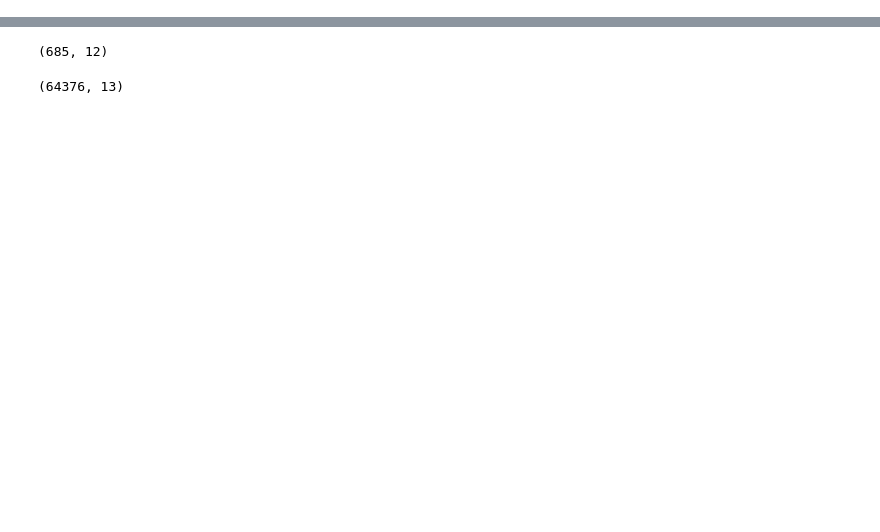
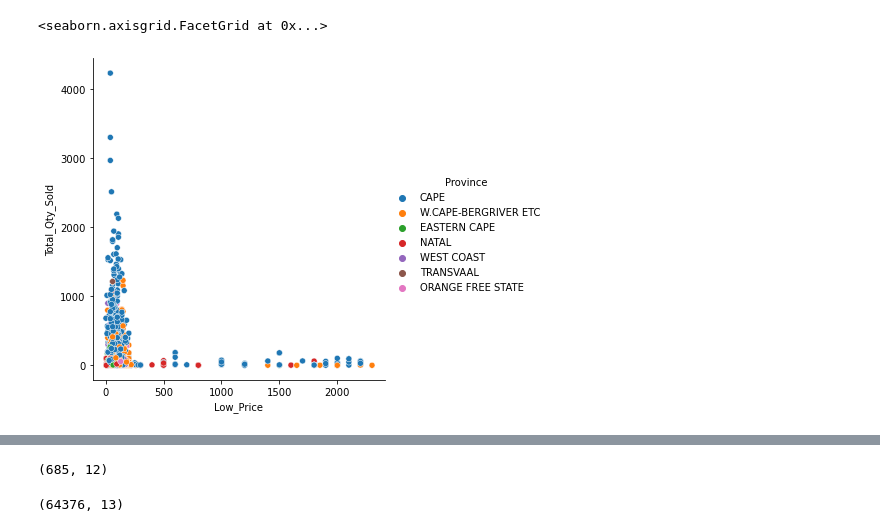
Before and after one commit to Cwaita/regression-apples-predict-api-template, a Jupyter notebook: ZM2_First_submission.ipynb, the cells around one changed output, grey strips where cells are left out. Drawn from its saved outputs; the diff is of its cells as text; code cells hidden in the pictures; blank space fills up the shorter version.

```diff
--- a/ZM2_First_submission.ipynb
+++ b/ZM2_First_submission.ipynb
@@ -32,3 +186,8 @@ df_test = pd.read_csv('https://raw.githubusercontent.com/ShaniPillay/regression-
+# %%
+sns.relplot(x= 'Low_Price', y= 'Total_Qty_Sold', hue= 'Province', data= df_Apple_train)
+# %% [output]
+<seaborn.axisgrid.FacetGrid at 0x...>
+[figure, added]
 # %%
 test_ID = df_test['Index']
 # %%
```
Also changed, not shown: parts of 19 cells of this notebook.
